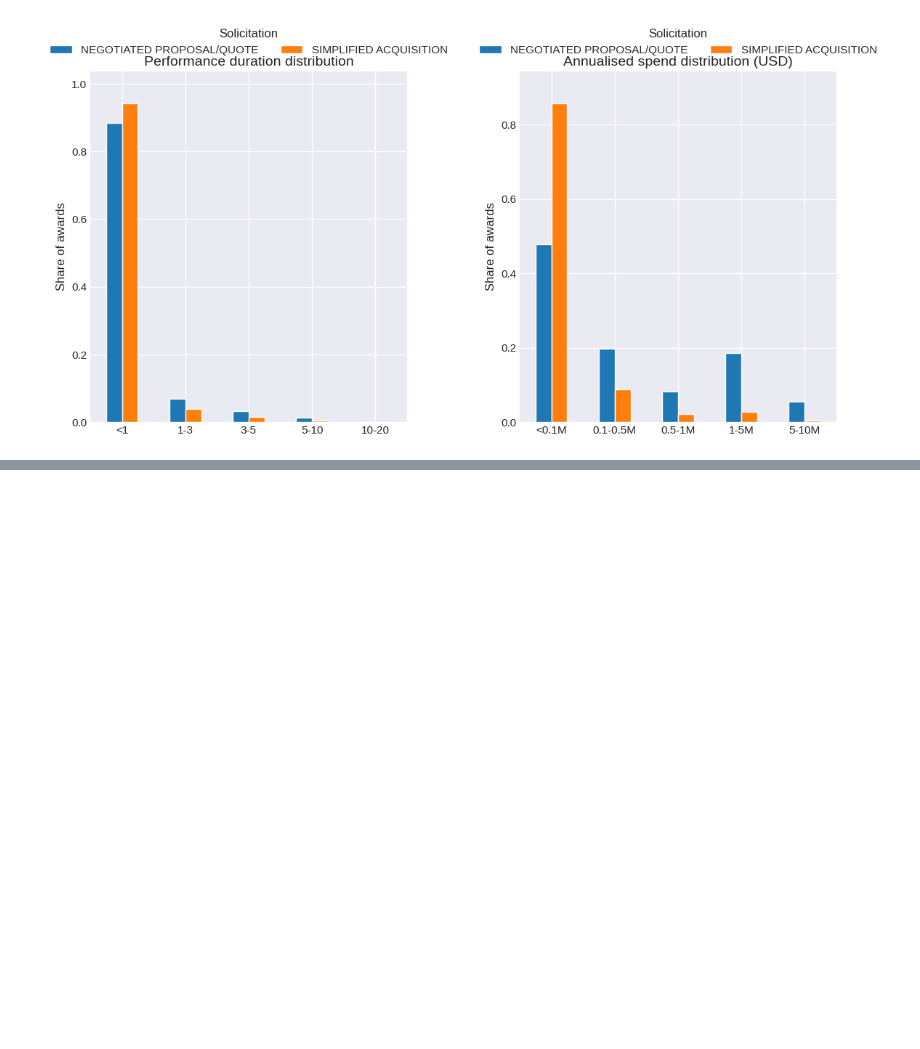
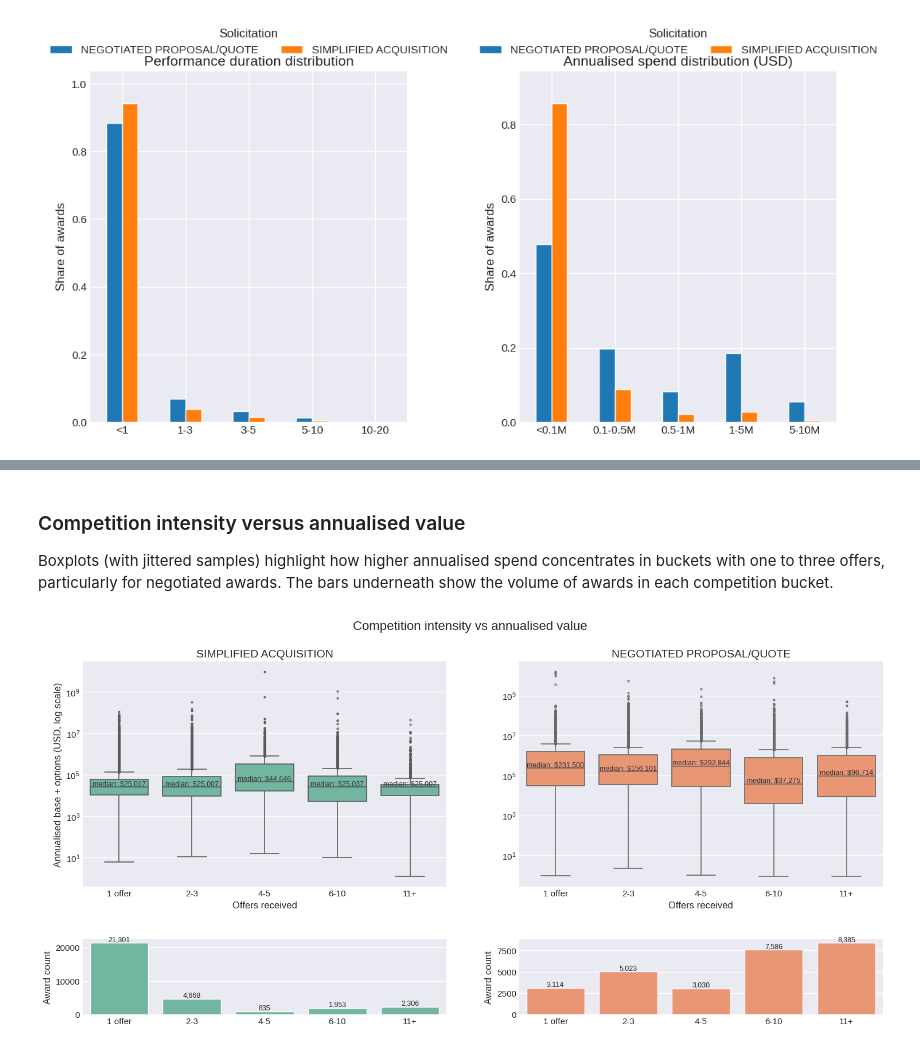
Before and after one commit to edoardoCame/American-analysis, a Jupyter notebook: notebooks/usaspending.ipynb, the cells around one changed output, grey strips where cells are left out. Cells and saved outputs as stored; diff of their text form; code cells hidden in the pictures; blank space fills up the shorter version.

```diff
--- a/notebooks/usaspending.ipynb
+++ b/notebooks/usaspending.ipynb
@@ -696,0 +765,17 @@ plt.show()
+# %% [markdown]
+### Competition intensity versus annualised value
+Boxplots (with jittered samples) highlight how higher annualised spend concentrates in buckets with one to three offers, particularly for negotiated awards. The bars underneath show the volume of awards in each competition bucket.
+# %%
+fig, competition_summary = plot_competition_value_profile(
+    q3_df,
+    value_col='annualized_base_all',
+    offers_col='number_of_offers_received',
+    procedure_col='solicitation_procedures',
+    sample_points=400,
+    show_points=False,
+    width_per_procedure=9.0,
+    height=8.0,
+)
+plt.show()
+# %% [output]
+[figure, added]
```
Also changed, not shown: parts of 13 cells of this notebook, 4 other files.
